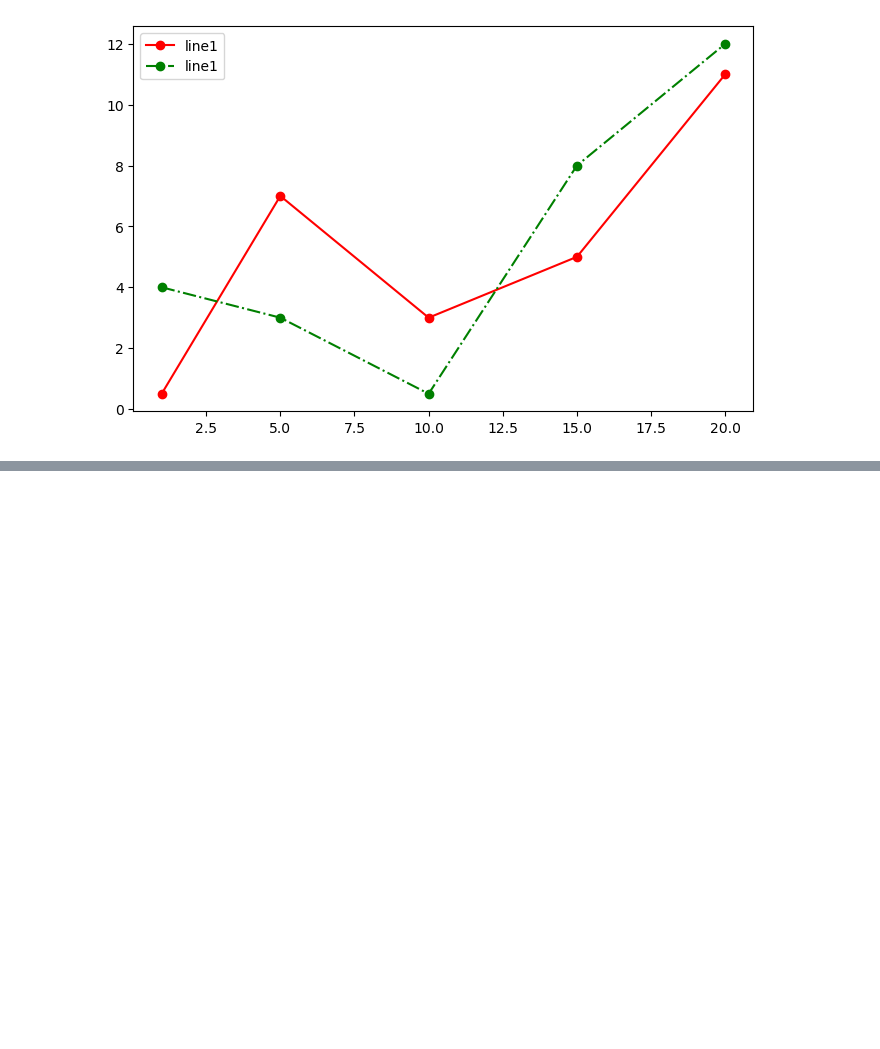
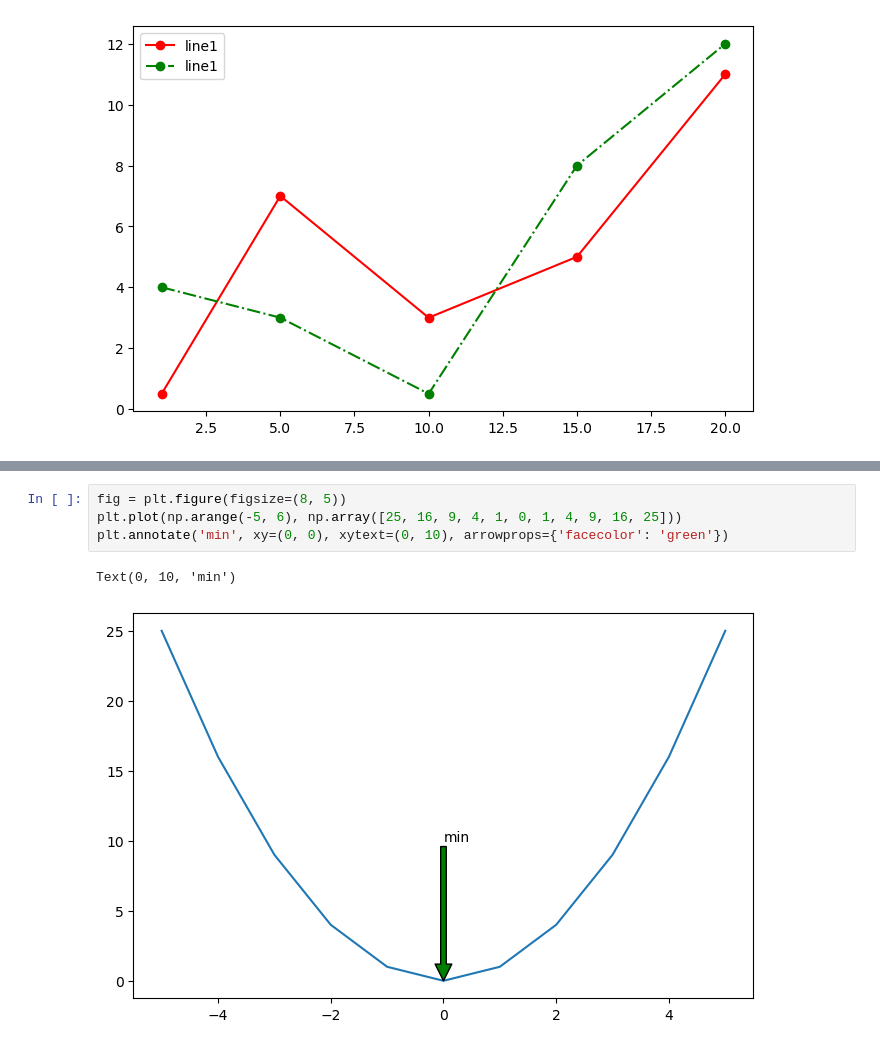
Before and after one commit to PonChick3n/PythonML2, a Jupyter notebook: ДЗ/HW5.ipynb, the cells around one changed output, grey strips where cells are left out. Drawn from its saved outputs; the diff is of its cells as text; blank space fills up the shorter version.

```diff
--- a/ДЗ/HW5.ipynb
+++ b/ДЗ/HW5.ipynb
@@ -16,0 +31,7 @@ plt.legend()
+# %%
+fig = plt.figure(figsize=(8, 5))
+plt.plot(np.arange(-5, 6), np.array([25, 16, 9, 4, 1, 0, 1, 4, 9, 16, 25]))
+plt.annotate('min', xy=(0, 0), xytext=(0, 10), arrowprops={'facecolor': 'green'})
+# %% [output]
+Text(0, 10, 'min')
+[figure, added]
```
Also changed, not shown: parts of 6 cells of this notebook, 1 other file.
